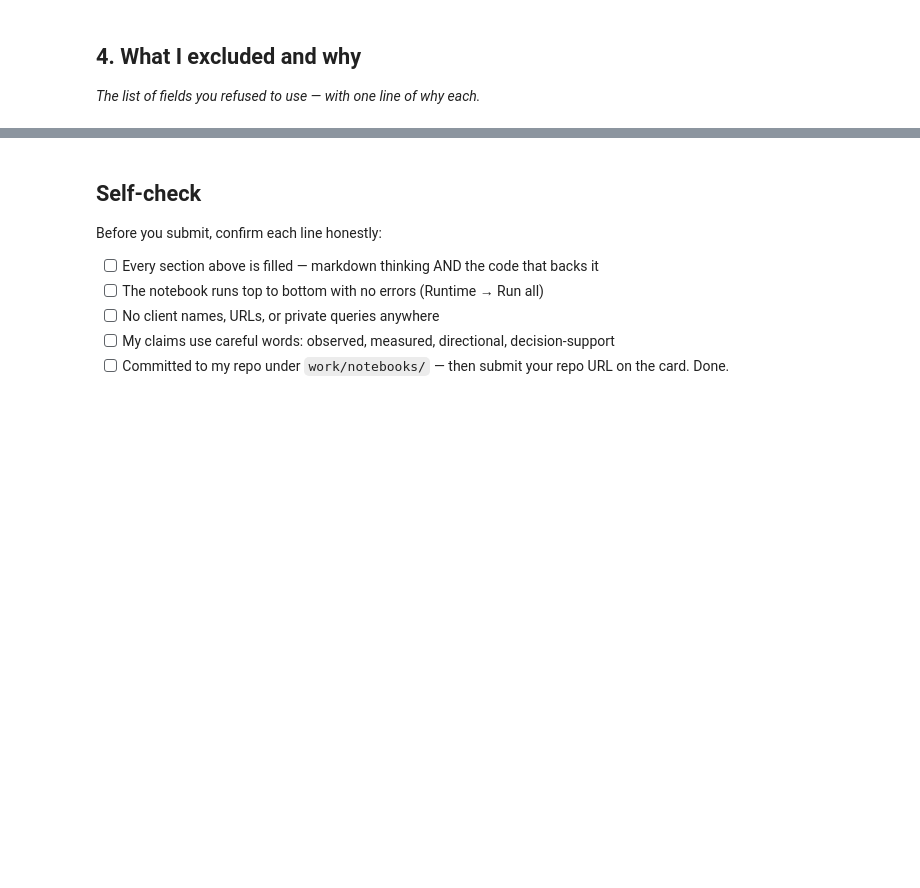
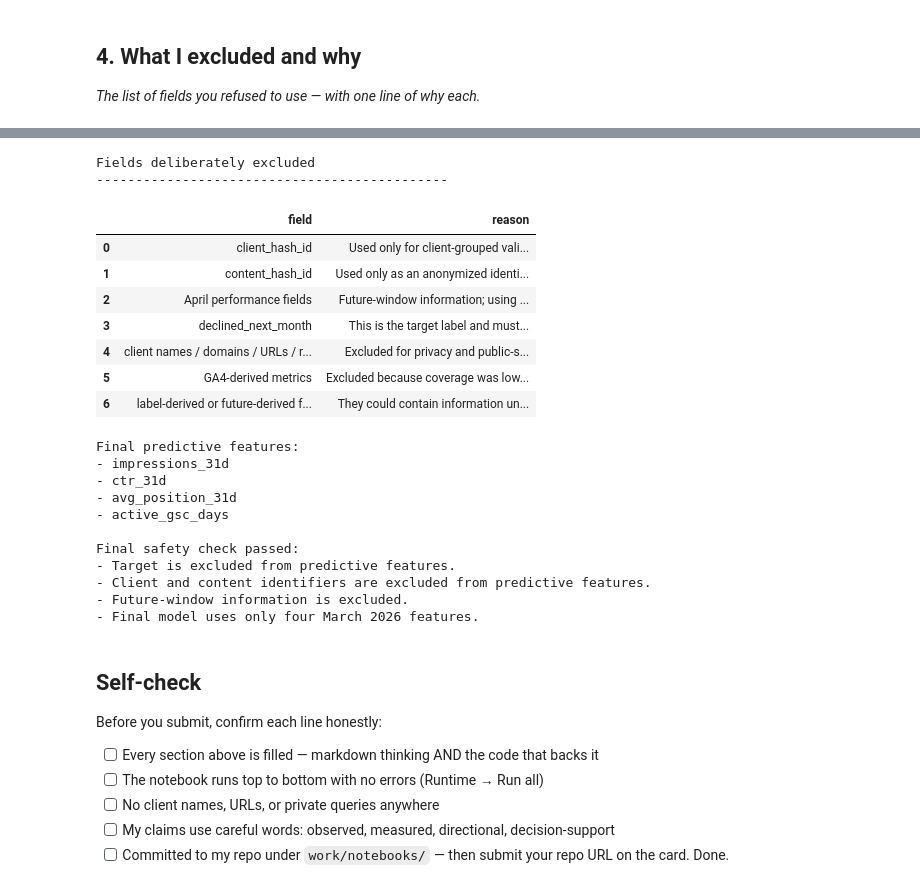
Before and after one commit to azam-hussain-ml/Starter-Notebook-flyrank-ml-internship, a Jupyter notebook: work/notebooks/w03_feature_leakage_check.ipynb, the cells around one changed output, grey strips where cells are left out. Drawn from its saved outputs; the diff is of its cells as text; code cells hidden in the pictures; blank space fills up the shorter version.

Commit message:
Complete ML-05 feature leakage and privacy audit

```diff
--- a/work/notebooks/w03_feature_leakage_check.ipynb
+++ b/work/notebooks/w03_feature_leakage_check.ipynb
@@ -25,3 +452,79 @@ This skeleton is yours to fill. Work the sections **in order** — each one has
+# %%
+# ML-05 — Section 4
+# Record the fields deliberately excluded from the predictive feature vector.
+
+excluded_fields = pd.DataFrame([
+    {
+        "field": "client_hash_id",
+        "reason": "Used only for client-grouped validation; not a predictive feature."
+    },
+    {
+        "field": "content_hash_id",
+        "reason": "Used only as an anonymized identifier for the review queue."
+    },
+    {
+        "field": "April performance fields",
+        "reason": "Future-window information; using it as input would create data leakage."
+    },
+    {
+        "field": "declined_next_month",
+        "reason": "This is the target label and must never be included in the feature vector."
+    },
+    {
+        "field": "client names / domains / URLs / raw queries",
+        "reason": "Excluded for privacy and public-safety reasons."
+    },
+    {
+        "field": "GA4-derived metrics",
+        "reason": "Excluded because coverage was lower for the selected March analysis window."
+    },
+    {
+        "field": "label-derived or future-derived flags",
+        "reason": "They could contain information unavailable at the March decision point."
+    }
+])
+
+print("Fields deliberately excluded")
+print("---------------------------------------------")
+display(excluded_fields)
+
+print("\nFinal predictive features:")
+for feature in HONEST_FEATURES:
+    print("-", feature)
+
+# Safety checks
+assert TARGET not in HONEST_FEATURES
+assert "client_hash_id" not in HONEST_FEATURES
+assert "content_hash_id" not in HONEST_FEATURES
+assert len(HONEST_FEATURES) == 4
+
+print("\nFinal safety check passed:")
+print("- Target is excluded from predictive features.")
+print("- Client and content identifiers are excluded from predictive features.")
+print("- Future-window information is excluded.")
+print("- Final model uses only four March 2026 features.")
+# %% [output]
+Fields deliberately excluded
+---------------------------------------------
+|  | field | reason |
+| 0 | client_hash_id | Used only for client-grouped vali... |
+| 1 | content_hash_id | Used only as an anonymized identi... |
+| 2 | April performance fields | Future-window information; using ... |
+| 3 | declined_next_month | This is the target label and must... |
+| 4 | client names / domains / URLs / r... | Excluded for privacy and public-s... |
+| 5 | GA4-derived metrics | Excluded because coverage was low... |
+| 6 | label-derived or future-derived f... | They could contain information un... |
+Final predictive features:
+- impressions_31d
+- ctr_31d
+- avg_position_31d
+- active_gsc_days
+
+Final safety check passed:
+- Target is excluded from predictive features.
+- Client and content identifiers are excluded from predictive features.
+- Future-window information is excluded.
+- Final model uses only four March 2026 features.
 # %% [markdown]
 ## Self-check
 
```
Also changed, not shown: parts of 7 cells of this notebook.
